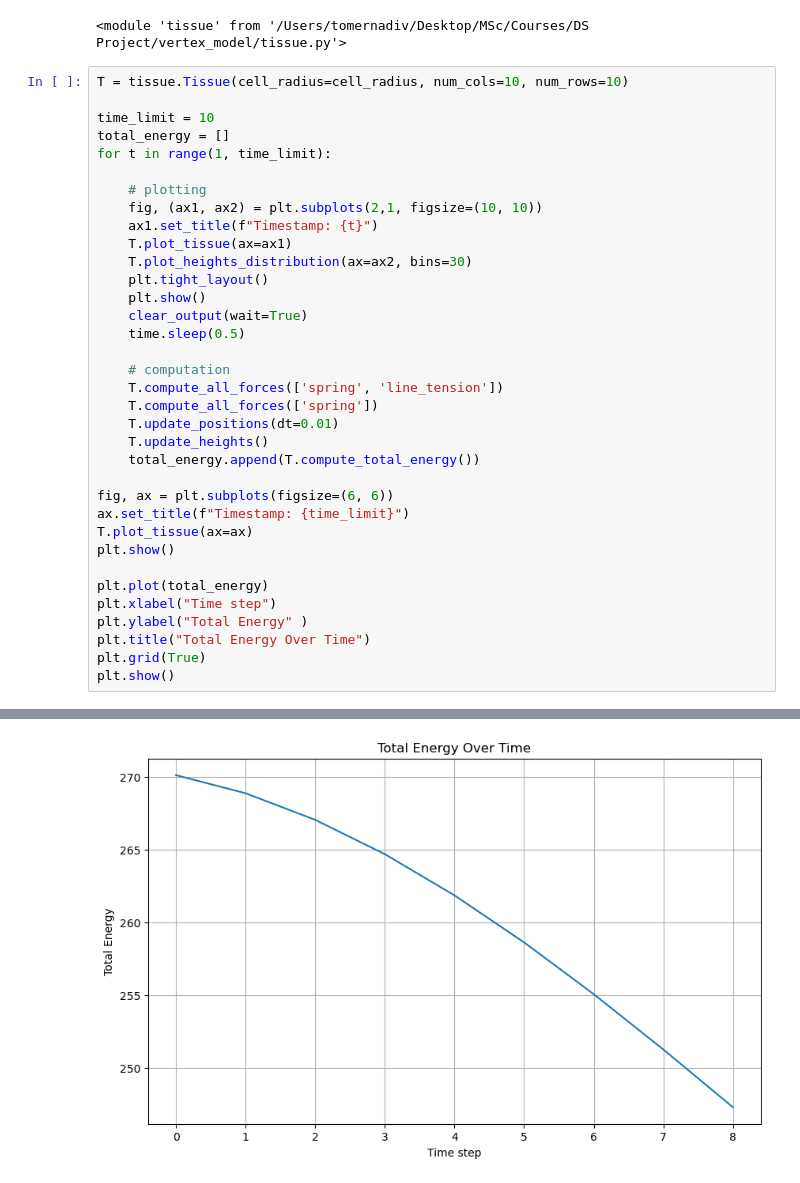
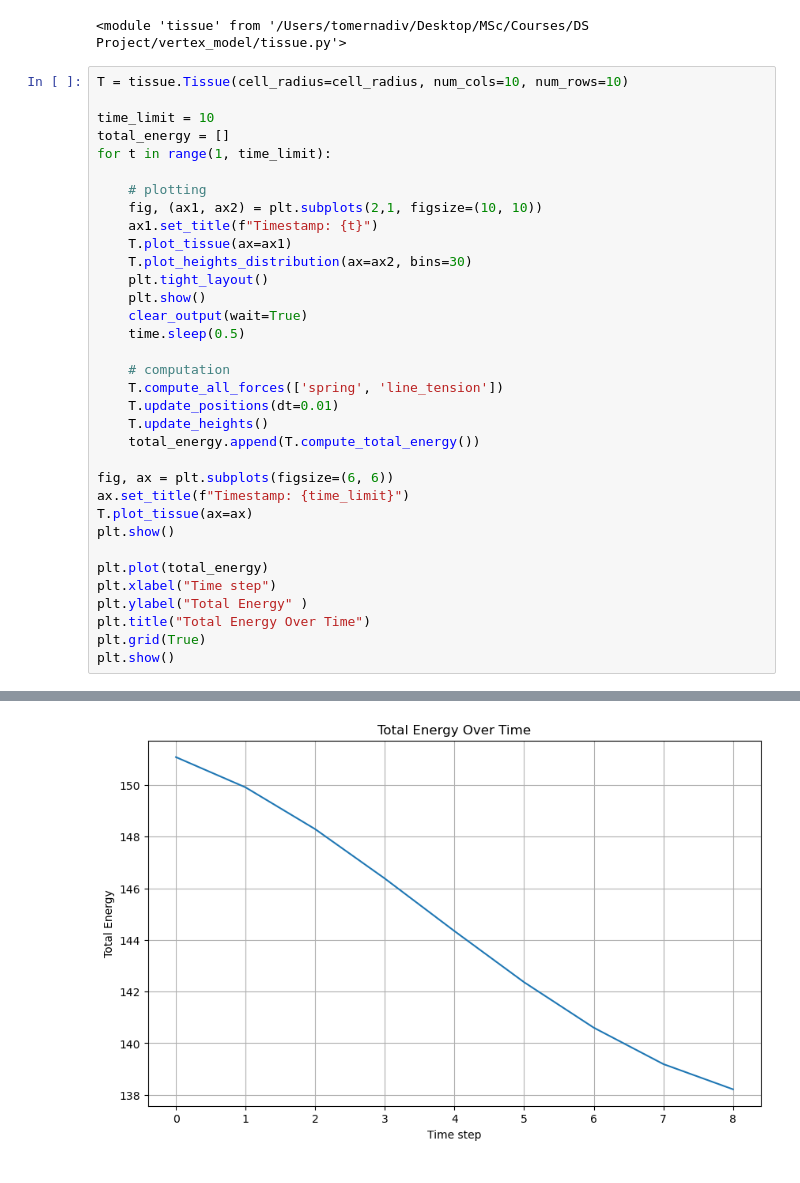
Before and after one commit to tomernadiv/vertex_model, a Jupyter notebook: notebook.ipynb, the cells around one changed output, grey strips where cells are left out. Cells and saved outputs as stored; diff of their text form.

```diff
--- a/notebook.ipynb
+++ b/notebook.ipynb
@@ -35,7 +35,6 @@ for t in range(1, time_limit):
 
     # computation
     T.compute_all_forces(['spring', 'line_tension'])
-    T.compute_all_forces(['spring'])
     T.update_positions(dt=0.01)
     T.update_heights()
     total_energy.append(T.compute_total_energy())
@@ -56 +55 @@ plt.show()
-[figure, old version]
+[figure, new version]
```
Also changed, not shown: parts of 1 cell of this notebook, 3 other files.
